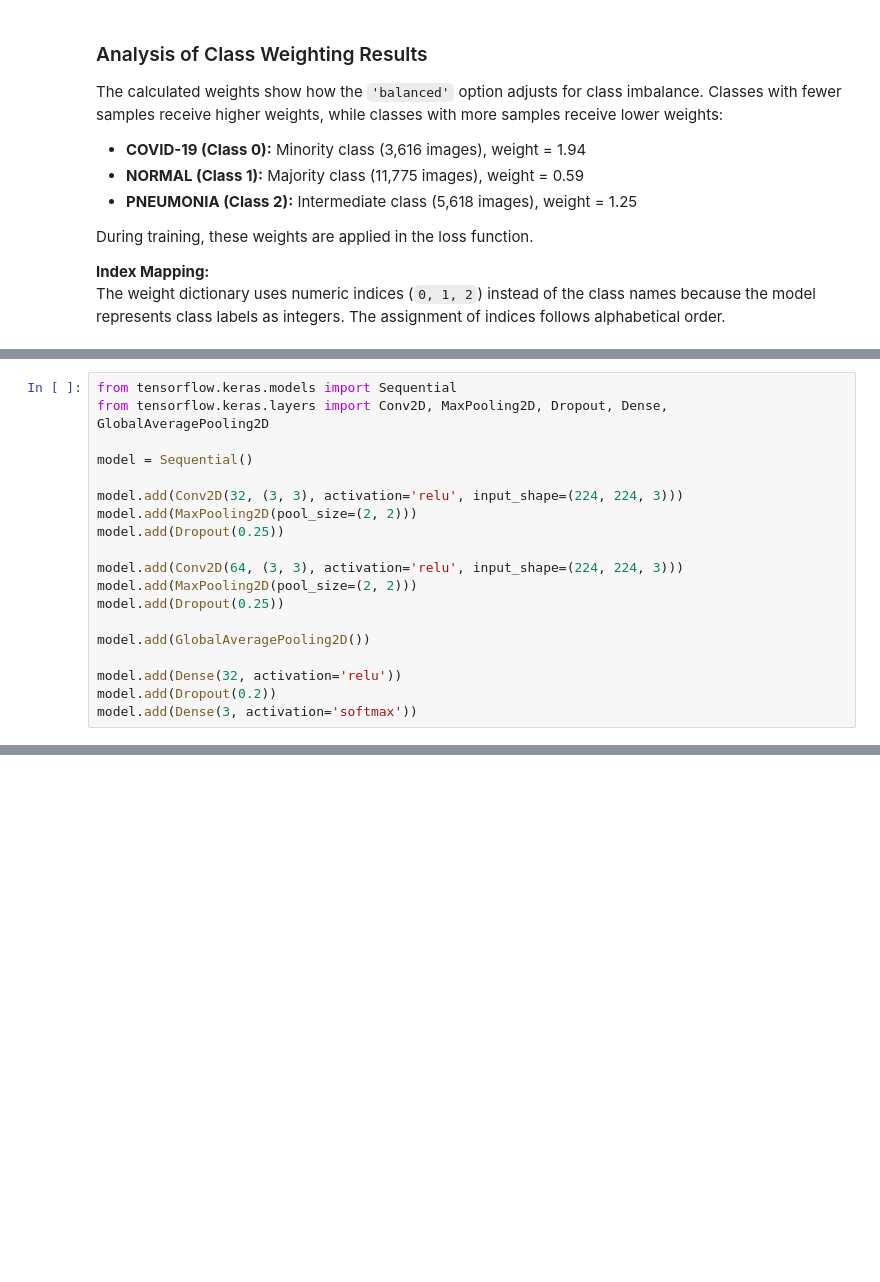
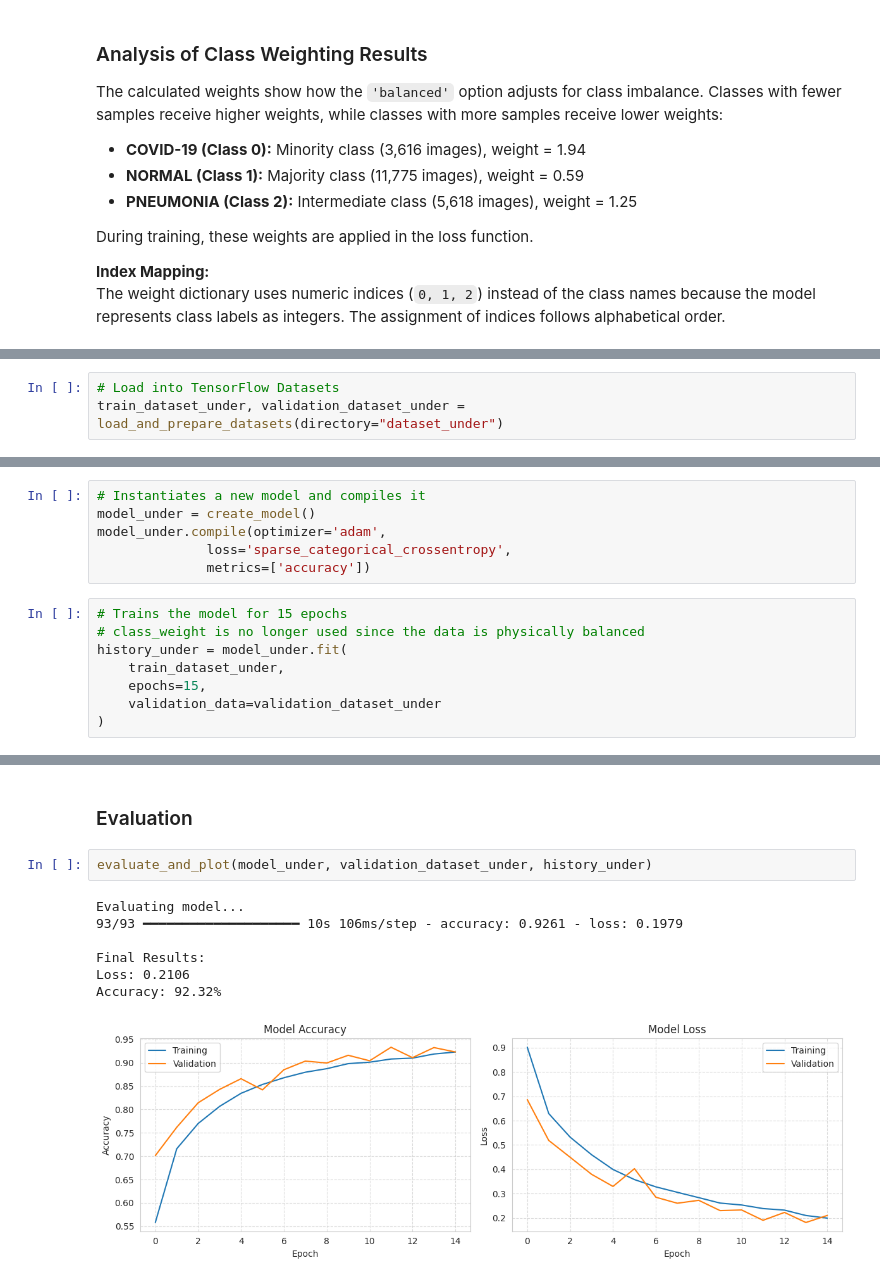
Before and after one commit to juliancramos/cnn-pneumonia-covid-detector, a Jupyter notebook: cnn-pneumonia-covid-detector.ipynb, the cells around one changed output, grey strips where cells are left out. Saved outputs shown, nothing was run; the diff lists cells and outputs as text; blank space fills up the shorter version.

```diff
--- a/cnn-pneumonia-covid-detector.ipynb
+++ b/cnn-pneumonia-covid-detector.ipynb
@@ -1102,19 +1097,0 @@ The weight dictionary uses numeric indices (`0, 1, 2`) instead of the class name
-# %%
-from tensorflow.keras.models import Sequential
-from tensorflow.keras.layers import Conv2D, MaxPooling2D, Dropout, Dense, GlobalAveragePooling2D
-
-model = Sequential()
-
-model.add(Conv2D(32, (3, 3), activation='relu', input_shape=(224, 224, 3)))
-model.add(MaxPooling2D(pool_size=(2, 2)))
-model.add(Dropout(0.25))
-
-model.add(Conv2D(64, (3, 3), activation='relu', input_shape=(224, 224, 3)))
-model.add(MaxPooling2D(pool_size=(2, 2)))
-model.add(Dropout(0.25))
-
-model.add(GlobalAveragePooling2D())
-
-model.add(Dense(32, activation='relu'))
-model.add(Dropout(0.2))
-model.add(Dense(3, activation='softmax'))
@@ -1120,0 +1873,3 @@ model.add(Dense(3, activation='softmax'))
+# %%
+# Load into TensorFlow Datasets
+train_dataset_under, validation_dataset_under = load_and_prepare_datasets(directory="dataset_under")
@@ -1120,0 +1882,14 @@ model.add(Dense(3, activation='softmax'))
+# %%
+# Instantiates a new model and compiles it
+model_under = create_model()
+model_under.compile(optimizer='adam',
+              loss='sparse_categorical_crossentropy',
+              metrics=['accuracy'])
+# %%
+# Trains the model for 15 epochs
+# class_weight is no longer used since the data is physically balanced
+history_under = model_under.fit(
+    train_dataset_under,
+    epochs=15,
+    validation_data=validation_dataset_under
+)
@@ -1120,0 +1922,12 @@ model.add(Dense(3, activation='softmax'))
+# %% [markdown]
+### Evaluation
+# %%
+evaluate_and_plot(model_under, validation_dataset_under, history_under)
+# %% [output]
+Evaluating model...
+93/93 ━━━━━━━━━━━━━━━━━━━━ 10s 106ms/step - accuracy: 0.9261 - loss: 0.1979
+
+Final Results:
+Loss: 0.2106
+Accuracy: 92.32%
+[figure, added]
```
Also changed, not shown: parts of 72 cells of this notebook.
